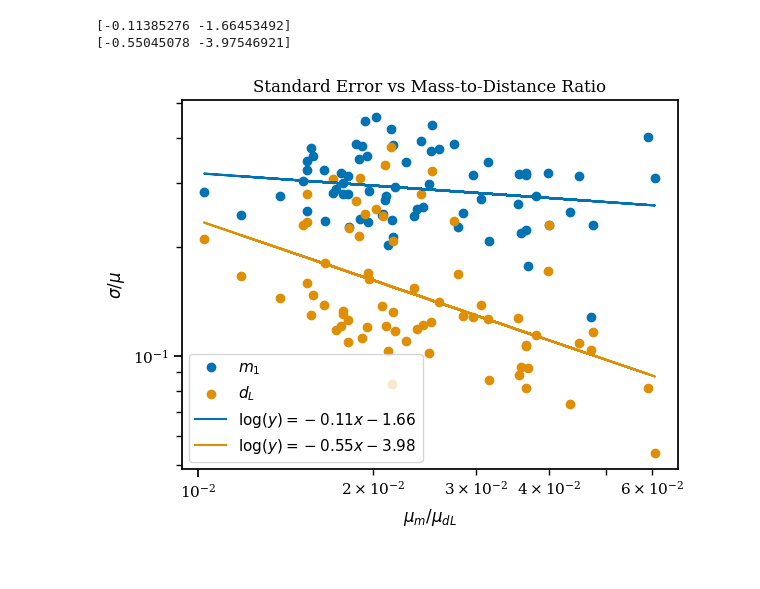
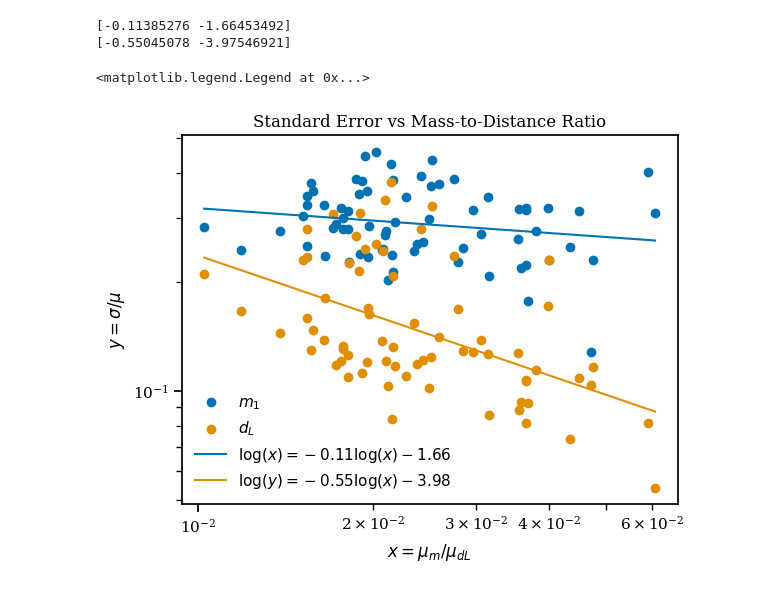
Before and after one commit to ctmurphey/Combined-O3ab, a Jupyter notebook: error-estimates.ipynb, the cells around one changed output. Saved outputs shown, nothing was run; the diff lists cells and outputs as text; code cells hidden in the pictures.

```diff
--- a/error-estimates.ipynb
+++ b/error-estimates.ipynb
@@ -189,13 +189,14 @@ yfit_log_m = lambda x: np.exp(poly_m(np.log(x)))
 # %%
 plt.scatter(m_dl_cut, sigma_dl_cut, label=r"$m_1$")
 plt.scatter(m_dl_cut, sigma_m_cut,  label=r"$d_L$")
-plt.plot(m_dl_cut, yfit_log_dl(m_dl_cut), label=r"$\log(y)=%.2fx%.2f$"%(coeffs_dl[0], coeffs_dl[1]))
-plt.plot(m_dl_cut, yfit_log_m(m_dl_cut), label=r"$\log(y)=%.2fx%.2f$"%(coeffs_m[0], coeffs_m[1]))
+plt.plot(np.sort(m_dl_cut), yfit_log_dl(np.sort(m_dl_cut)), label=r"$\log(y)=%.2f\log(x)%.2f$"%(coeffs_dl[0], coeffs_dl[1]))
+plt.plot(np.sort(m_dl_cut), yfit_log_m(np.sort(m_dl_cut)), label=r"$\log(y)=%.2f\log(x)%.2f$"%(coeffs_m[0], coeffs_m[1]))
 plt.title("Standard Error vs Mass-to-Distance Ratio")
-plt.xlabel(r"$\mu_m/\mu_{dL}$")
-plt.ylabel(r"$\sigma/\mu$")
-plt.legend()
+plt.xlabel(r"$x=\mu_m/\mu_{dL}$")
+plt.ylabel(r"$y=\sigma/\mu$")
 plt.xscale('log')
 plt.yscale('log')
+plt.legend(framealpha=0)
 # %% [output]
+<matplotlib.legend.Legend at 0x...>
-[figure, old version]
+[figure, new version]
```
